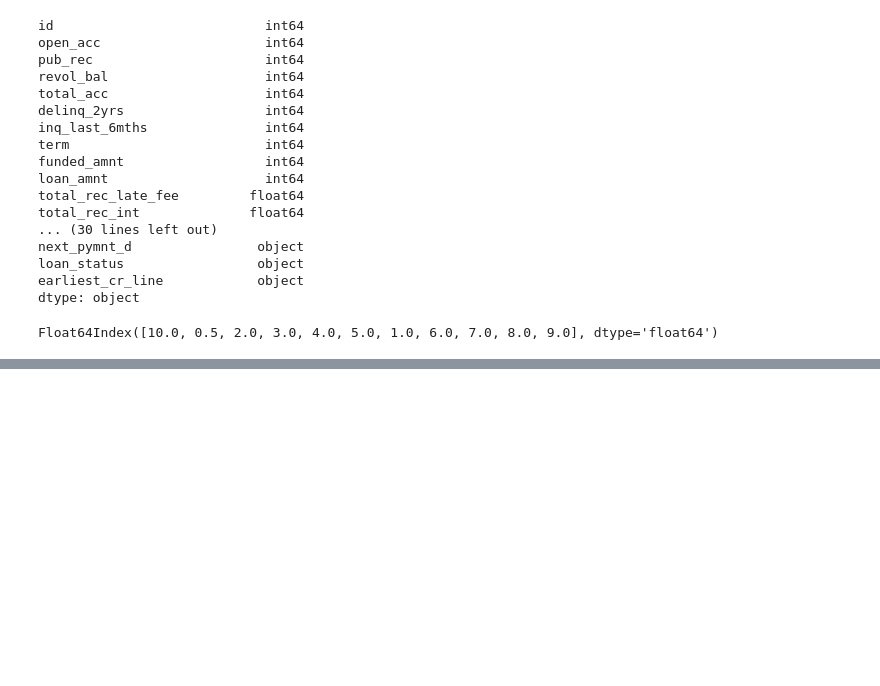
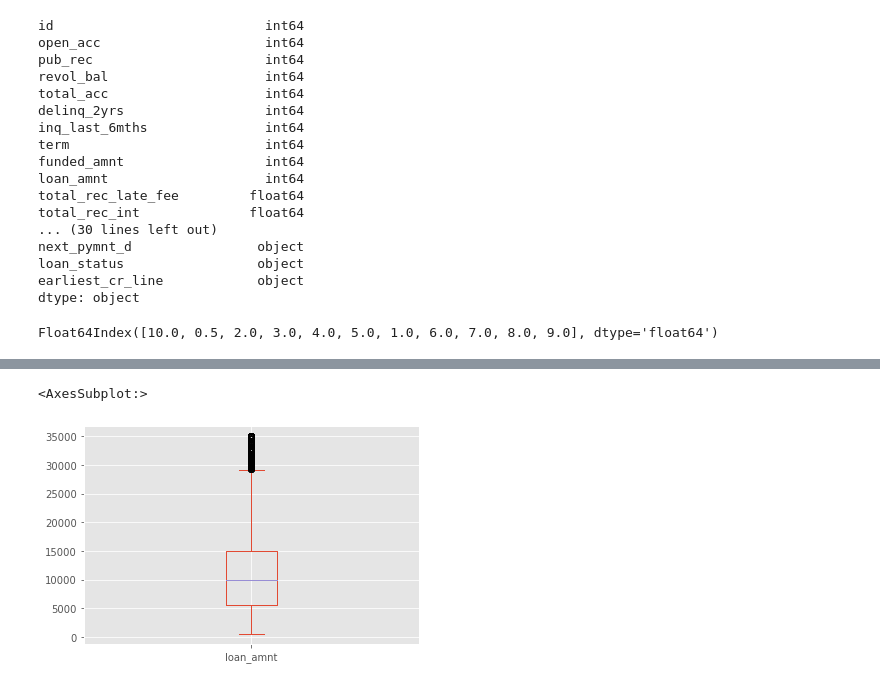
Before and after one commit to tvss93/Lending_Club_Case_Study, a Jupyter notebook: EDA.ipynb, the cells around one changed output, grey strips where cells are left out. Saved outputs shown, nothing was run; the diff lists cells and outputs as text; code cells hidden in the pictures; blank space fills up the shorter version.

```diff
--- a/EDA.ipynb
+++ b/EDA.ipynb
@@ -268,0 +312,5 @@ Float64Index([10.0, 0.5, 2.0, 3.0, 4.0, 5.0, 1.0, 6.0, 7.0, 8.0, 9.0], dtype='fl
+# %%
+non_null_df2['loan_amnt'].plot.box()
+# %% [output]
+<AxesSubplot:>
+[figure, added]
```
Also changed, not shown: parts of 25 cells of this notebook.
